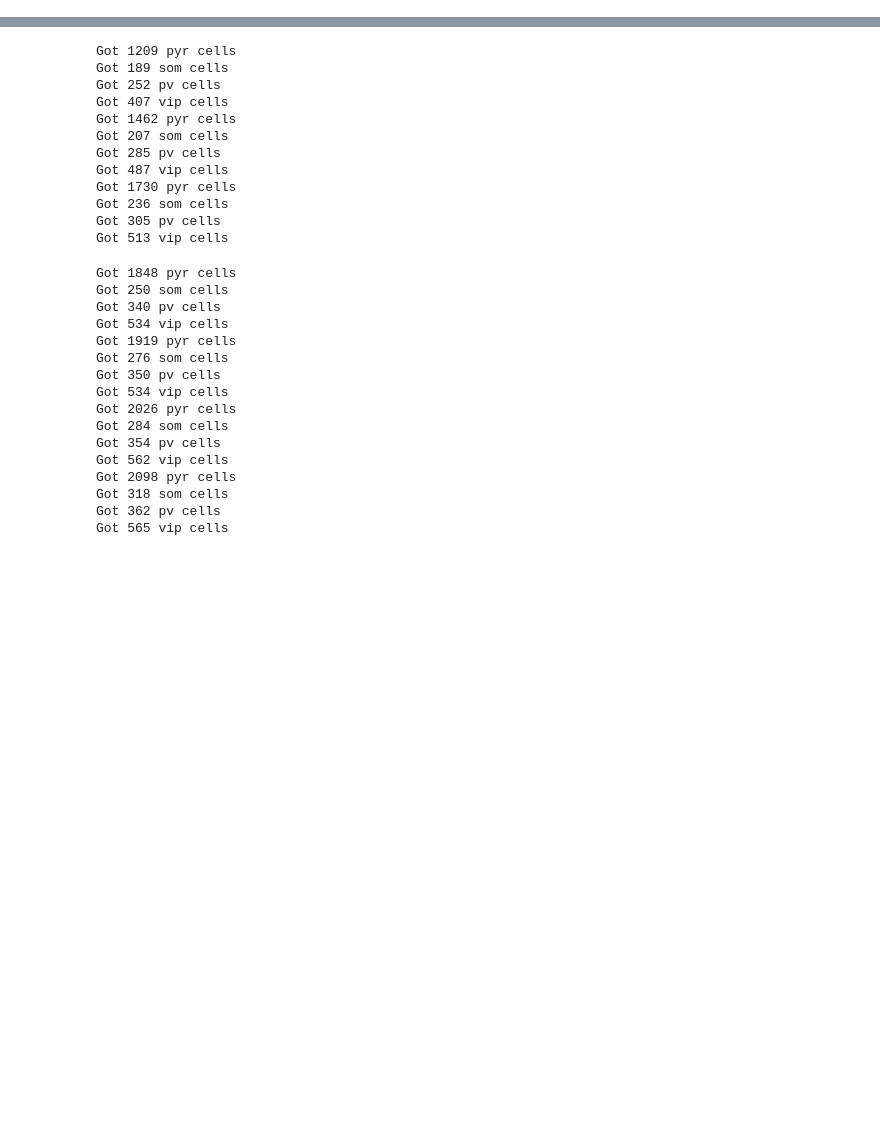
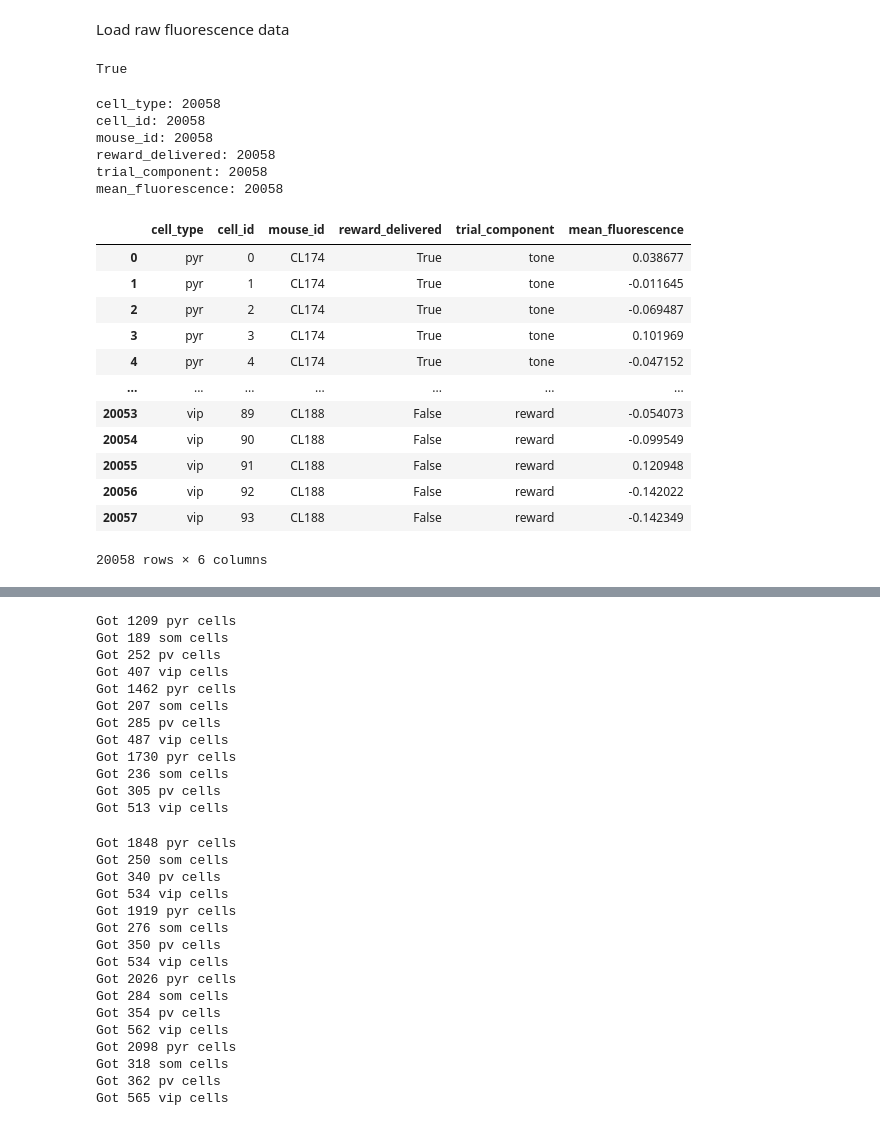
Before and after one commit to nauralcodinglab/interneuron-reward, a Jupyter notebook: notebooks/impossible_response.ipynb, the cells around one changed output, grey strips where cells are left out. Cells and saved outputs as stored; diff of their text form; code cells hidden in the pictures; blank space fills up the shorter version.

```diff
--- a/notebooks/impossible_response.ipynb
+++ b/notebooks/impossible_response.ipynb
@@ -20,3 +20,77 @@ from src.features import decomposition as de
 np.random.seed(42)
 # %%
 DATA_PATH = os.path.join('..', 'data', 'processed', 'trials_by_celltype')
+# %% [markdown]
+Load raw fluorescence data
+# %%
+raw_data = pio.load_sessions_by_day(DATA_PATH, max(cond.DAYS), catch_behaviour='include')
+raw_data[cond.CellType.pyr][0].fluo.is_z_score
+# %% [output]
+True
+# %%
+num_trial_frames = 390
+trial_structure = de.TrialBasisFunctions(
+    num_trial_frames, tone_duration=1.0, delay_duration=1.5, reward_duration=2.5
+)
+# %%
+true_mean_fluorescence = {
+    'cell_type': [],
+    'cell_id': [],
+    'mouse_id': [],
+    'reward_delivered': [],  # False iff catch trial
+    'trial_component': [],
+    'mean_fluorescence': [],
+}
+
+for cell_type in raw_data:
+    for mouse in raw_data[cell_type]:
+        for reward_delivered in [True, False]:
+
+            fluo = mouse.fluo.fluo[
+                mouse.trial_timetable['reward_delivered'] == reward_delivered, :, :
+            ].mean(axis=0)[:, :num_trial_frames]
+
+            for trial_component in ['tone', 'delay', 'reward']:
+                true_mean_fluorescence['cell_type'].extend([cell_type for i in range(mouse.fluo.num_cells)])
+                true_mean_fluorescence['cell_id'].extend(mouse.fluo.cell_num)
+                true_mean_fluorescence['mouse_id'].extend([mouse.mouse_id for i in range(mouse.fluo.num_cells)])
+                true_mean_fluorescence['reward_delivered'].extend(
+                    [reward_delivered for i in range(mouse.fluo.num_cells)]
+                )
+                true_mean_fluorescence['trial_component'].extend(
+                    [trial_component for i in range(mouse.fluo.num_cells)]
+                )
+                true_mean_fluorescence['mean_fluorescence'].extend(
+                    fluo[
+                        :, getattr(trial_structure, trial_component)
+                    ].mean(axis=1).tolist()
+                )
+
+del cell_type, mouse, fluo, trial_component, reward_delivered
+# %%
+for key, val in true_mean_fluorescence.items():
+    print(f'{key}: {len(val)}')
+# %% [output]
+cell_type: 20058
+cell_id: 20058
+mouse_id: 20058
+reward_delivered: 20058
+trial_component: 20058
+mean_fluorescence: 20058
+# %%
+true_mean_fluorescence = pd.DataFrame(true_mean_fluorescence)
+true_mean_fluorescence
+# %% [output]
+|  | cell_type | cell_id | mouse_id | reward_delivered | trial_component | mean_fluorescence |
+| 0 | pyr | 0 | CL174 | True | tone | 0.038677 |
+| 1 | pyr | 1 | CL174 | True | tone | -0.011645 |
+| 2 | pyr | 2 | CL174 | True | tone | -0.069487 |
+| 3 | pyr | 3 | CL174 | True | tone | 0.101969 |
+| 4 | pyr | 4 | CL174 | True | tone | -0.047152 |
+| ... | ... | ... | ... | ... | ... | ... |
+| 20053 | vip | 89 | CL188 | False | reward | -0.054073 |
+| 20054 | vip | 90 | CL188 | False | reward | -0.099549 |
+| 20055 | vip | 91 | CL188 | False | reward | 0.120948 |
+| 20056 | vip | 92 | CL188 | False | reward | -0.142022 |
+| 20057 | vip | 93 | CL188 | False | reward | -0.142349 |
+20058 rows × 6 columns
```
Also changed, not shown: parts of 1 cell of this notebook.
